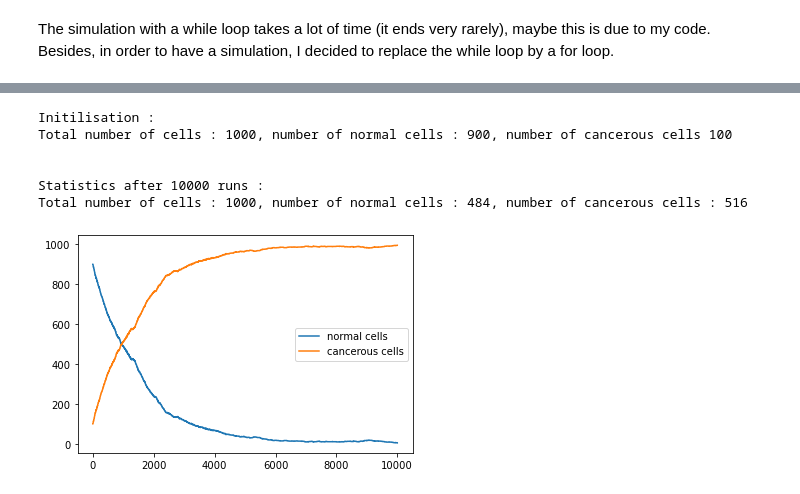
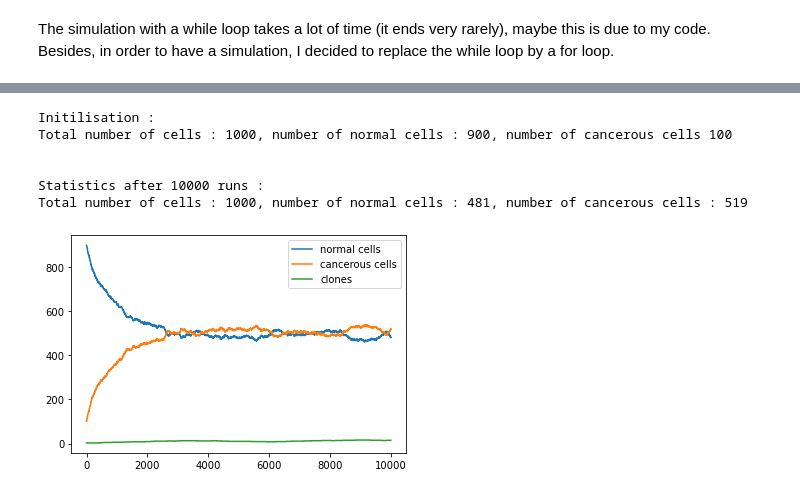
Before and after one commit to neonicoo/tumor-evolution-modeling, a Jupyter notebook: biological-network-mini-project.ipynb, the cells around one changed output, grey strips where cells are left out. Drawn from its saved outputs; the diff is of its cells as text; code cells hidden in the pictures.

Commit message:
Add nb clones statistics

```diff
--- a/biological-network-mini-project.ipynb
+++ b/biological-network-mini-project.ipynb
@@ -71,11 +71,16 @@ class Tissue ( object ) :
         nb_cells = len(self.pop)
         nb_normal_cells = self.clones_pop[0]["freq"]
         nb_cancer_cells = nb_cells - nb_normal_cells
+        nb_clones = 0
+
+        for key in list(self.clones_pop.keys()):
+            if (key != 0 and self.clones_pop[key]["freq"] > 0):
+                nb_clones +=1
 
         if (nb_cancer_cells >= self.omega * nb_cells):
             self.detection = True
 
-        return (nb_cells, nb_normal_cells, nb_cancer_cells)
+        return (nb_cells, nb_normal_cells, nb_cancer_cells, nb_clones)
 
     def get_treatment(self):
         if (self.detection == True): #if the cancer has been detected
@@ -108,6 +113,7 @@ class Tissue ( object ) :
                                         "freq" : 1})
         else:
             self.clones_pop[new_cell.clone]["freq"] += 1
+
         self.pop.append(new_cell)
 
     def get_apoptose(self):
@@ -138,6 +144,7 @@ def run (nb_runs, omega, alpha, T, treatment = True, verbose = True, clones_init
     nb_cells = []
     nb_normal_cells = []
     nb_cancer_cells = []
+    nb_clones = []
 
     for i in range (nb_runs):
         my_tissue.reproduce()
@@ -146,21 +153,19 @@ def run (nb_runs, omega, alpha, T, treatment = True, verbose = True, clones_init
         if (treatment) :
             my_tissue.get_treatment()
 
-
         nb_cells.append(my_tissue.stats()[0])
         nb_normal_cells.append(my_tissue.stats()[1])
         nb_cancer_cells.append(my_tissue.stats()[2])
-
-    for key in list(my_tissue.clones_pop.keys()):
-        if (key != 0 and my_tissue.clones_pop[key]["freq"] == 0):
-            del my_tissue.clones_pop[key]
+        nb_clones.append(my_tissue.stats()[3])
 
     if verbose :
         print ( "Statistics after", nb_runs, "runs : ")
         print ( "Total number of cells : {}, number of normal cells : {}, number of cancerous cells : {}".format(nb_cells[-1], nb_normal_cells[-1], nb_cancer_cells[-1], "\n" ) )
         #print ( "\n" )
         #print(my_tissue.clones_pop)
-    return ( (nb_cells, nb_normal_cells, nb_cancer_cells))
+
+    return ( (nb_cells, nb_normal_cells, nb_cancer_cells, nb_clones))
+    #return (my_tissue.clones_pop)
 # %% [markdown]
 The simulation with a while loop takes a lot of time (it ends very rarely), maybe this is due to my code. Besides, in order to have a simulation, I decided to replace the while loop by a for loop.
 # %%
@@ -176,17 +189,18 @@ Total number of cells : 1000, number of normal cells : 6, number of cancerous ce
 # %%
 #With treatment :
-simulation2 = run(nb_runs=10000, omega=0.25, alpha=0.5, T=25, treatment=True, verbose=True, clones_init=clones_init)
+simulation2 = run (nb_runs=10000, omega=0.25, alpha=1/3, T=25, treatment=True, verbose=True, clones_init=clones_init)
 # %% [output]
 Initilisation :
 Total number of cells : 1000, number of normal cells : 900, number of cancerous cells 100
 
 
 Statistics after 10000 runs :
-Total number of cells : 1000, number of normal cells : 484, number of cancerous cells : 516
+Total number of cells : 1000, number of normal cells : 481, number of cancerous cells : 519
 # %%
-plt.plot(range(10000), simulation1[1], label = "normal cells")
-plt.plot(range(10000), simulation1[2], label = "cancerous cells")
+plt.plot(range(10000), simulation2[1], label = "normal cells")
+plt.plot(range(10000), simulation2[2], label = "cancerous cells")
+plt.plot(range(10000), simulation2[3], label = "clones")
 plt.legend()
 plt.show()
 # %% [output]
-[figure, old version]
+[figure, new version]
```
Also changed, not shown: parts of 5 cells of this notebook.
